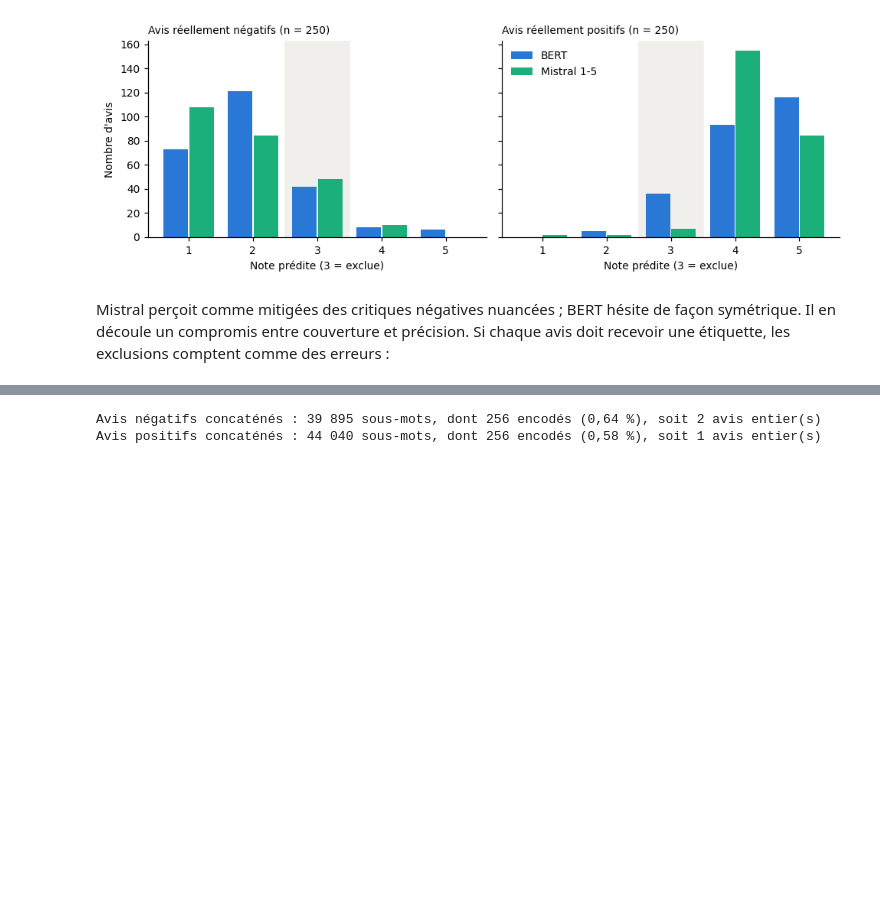
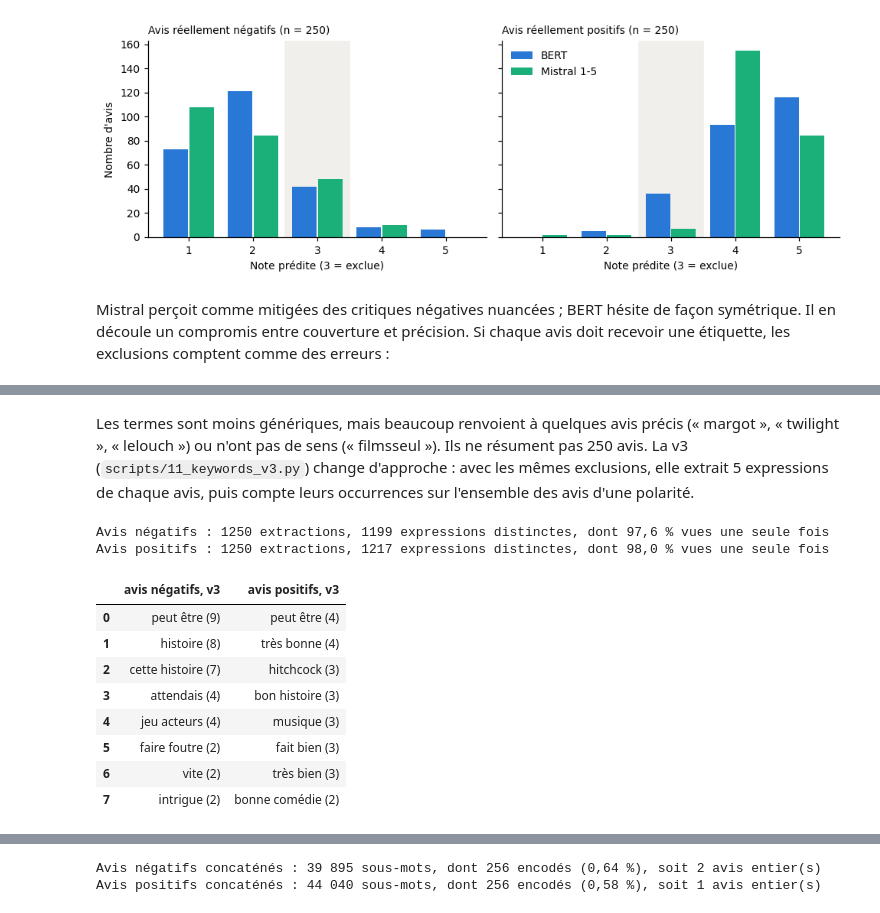
Before and after one commit to SamyAitamir/analyse-avis-llm, a Jupyter notebook: analyse_avis.ipynb, the cells around one changed output, grey strips where cells are left out. Saved outputs shown, nothing was run; the diff lists cells and outputs as text; code cells hidden in the pictures; blank space fills up the shorter version.

```diff
--- a/analyse_avis.ipynb
+++ b/analyse_avis.ipynb
@@ -318,0 +375,26 @@ KeyBERT classe des n-grammes candidats selon leur similarité avec l'embedding d
+# %% [markdown]
+Les termes sont moins génériques, mais beaucoup renvoient à quelques avis précis (« margot », « twilight », « lelouch ») ou n'ont pas de sens (« filmsseul »). Ils ne résument pas 250 avis. La v3 (`scripts/11_keywords_v3.py`) change d'approche : avec les mêmes exclusions, elle extrait 5 expressions de chaque avis, puis compte leurs occurrences sur l'ensemble des avis d'une polarité.
+# %%
+# Distribution complète de la v3, enregistrée par mesures/keybert_distribution.py
+# (même calcul que scripts/11_keywords_v3.py)
+v3 = {pol: pd.read_csv(f"mesures/resultats/keybert_v3_distribution_{f}.csv")
+      for pol, f in [("négatifs", "negatifs"), ("positifs", "positifs")]}
+for pol, kb in v3.items():
+    uniques = (kb.occurrences == 1).sum()
+    print(f"Avis {pol} : {kb.occurrences.sum()} extractions, {len(kb)} expressions distinctes, "
+          f"dont {pct(uniques / len(kb))} vues une seule fois")
+
+pd.DataFrame({f"avis {pol}, v3": [f"{r.terme} ({r.occurrences})" for r in kb.head(8).itertuples()]
+              for pol, kb in v3.items()})
+# %% [output]
+Avis négatifs : 1250 extractions, 1199 expressions distinctes, dont 97,6 % vues une seule fois
+Avis positifs : 1250 extractions, 1217 expressions distinctes, dont 98,0 % vues une seule fois
+|  | avis négatifs, v3 | avis positifs, v3 |
+| 0 | peut être (9) | peut être (4) |
+| 1 | histoire (8) | très bonne (4) |
+| 2 | cette histoire (7) | hitchcock (3) |
+| 3 | attendais (4) | bon histoire (3) |
+| 4 | jeu acteurs (4) | musique (3) |
+| 5 | faire foutre (2) | fait bien (3) |
+| 6 | vite (2) | très bien (3) |
+| 7 | intrigue (2) | bonne comédie (2) |
```
Also changed, not shown: parts of 20 cells of this notebook, 24 other files.
